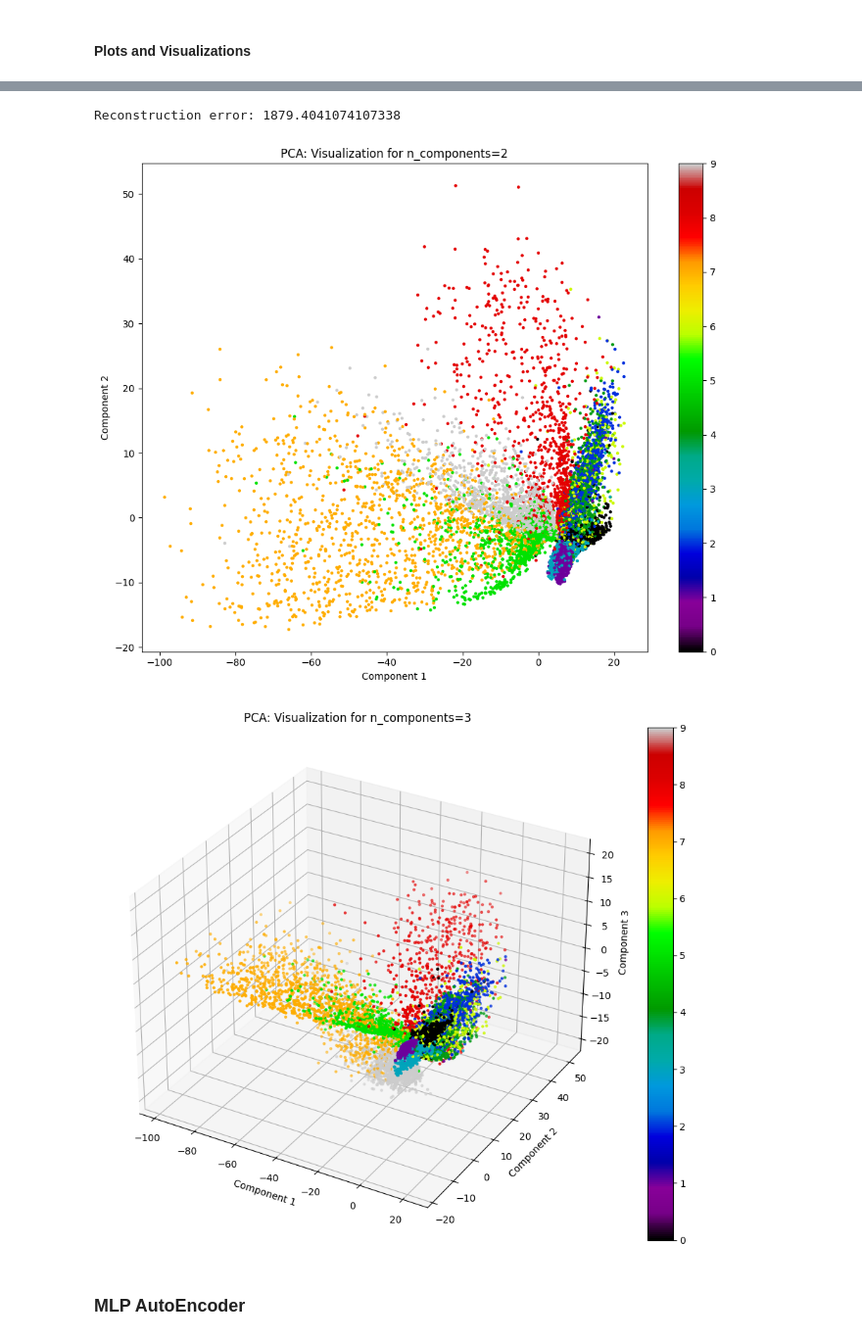
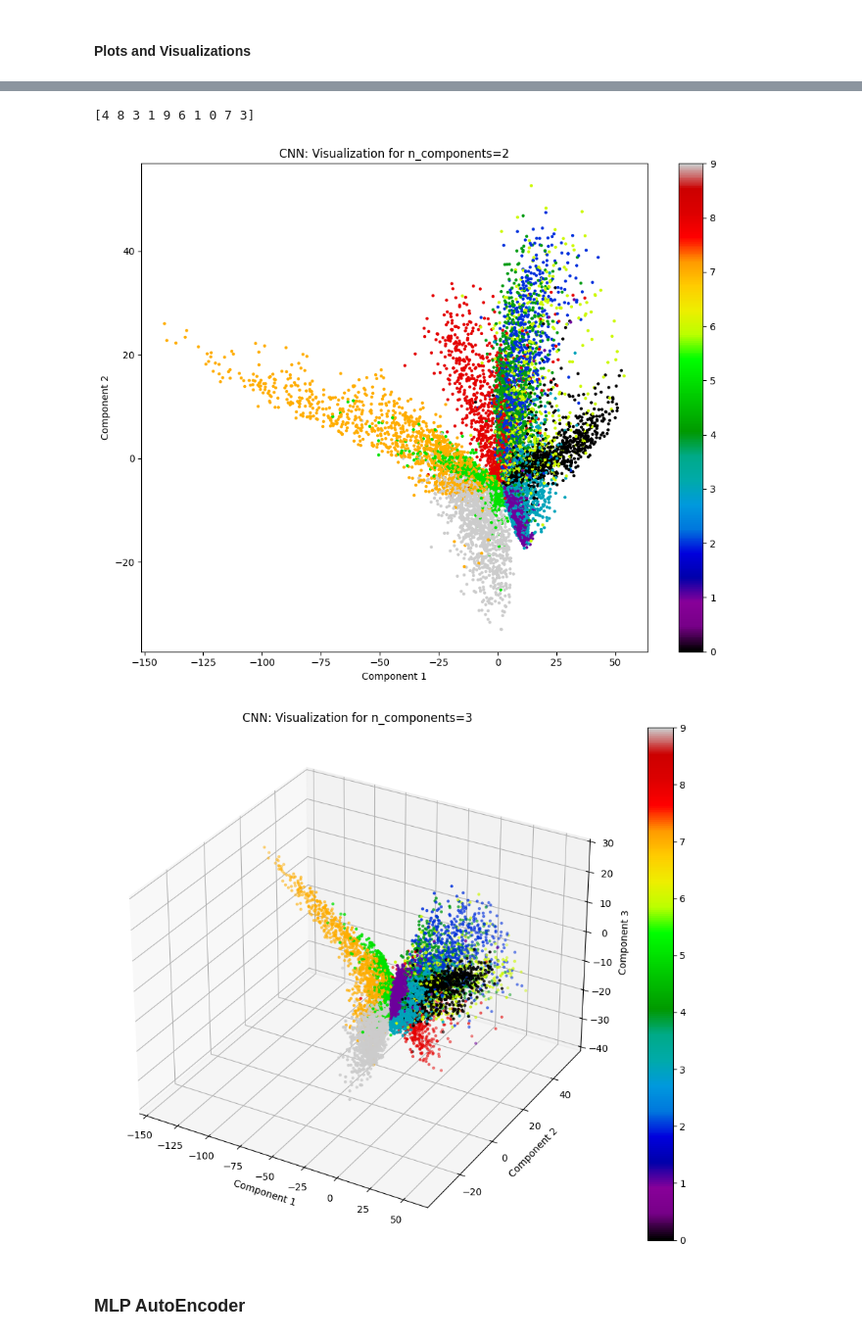
Before and after one commit to ihsingh2/smai-assignments, a Jupyter notebook: assignments/4/AutoEncoder.ipynb, the cells around one changed output, grey strips where cells are left out. Shown at 98% size. Drawn from its saved outputs; the diff is of its cells as text; code cells hidden in the pictures.

```diff
--- a/assignments/4/AutoEncoder.ipynb
+++ b/assignments/4/AutoEncoder.ipynb
@@ -228,48 +231,47 @@ plt.show()
+# %%
+print(y_test[:10])
+# %% [output]
+[4 8 3 1 9 6 1 0 7 3]
 # %%
 # Compute latent space representation
 X_test_encoded = cnn_autoenc.encode_dataset(test_dataset).numpy()
-with torch.inference_mode():
-    X_test_reconstructed = cnn_autoenc.forward(test_dataset[:]).numpy().reshape(-1, 28, 28)
-error = np.mean((X_test - X_test_reconstructed) ** 2)
-print(f'Reconstruction error: {error}')
 
 # Compute 2D representation
 pca = PCA(n_components=2)
 pca.fit(X_test_encoded)
 X_test_encoded_2d = pca.transform(X_test_encoded)
 
 # Visualize 2D representation
 plt.figure(figsize=(10, 8))
 plt.scatter(X_test_encoded_2d[:, 0], X_test_encoded_2d[:, 1], c=y_test, cmap='nipy_spectral', s=5)
-plt.title('PCA: Visualization for n_components=2')
+plt.title('CNN: Visualization for n_components=2')
 plt.xlabel('Component 1')
 plt.ylabel('Component 2')
 plt.colorbar()
 plt.tight_layout()
 plt.savefig('figures/cnn_2d_visualization.png', bbox_inches='tight')
 plt.show()
 
 # Compute 3D representation
 pca = PCA(n_components=3)
 pca.fit(X_test_encoded)
 X_test_encoded_3d = pca.transform(X_test_encoded)
 
 # Visualize 3D representation
 fig = plt.figure(figsize=(10, 8))
 ax = fig.add_subplot(111, projection='3d')
 scatter = ax.scatter(X_test_encoded_3d[:, 0], X_test_encoded_3d[:, 1], X_test_encoded_3d[:, 2], c=y_test, cmap='nipy_spectral', s=5)
-ax.set_title('PCA: Visualization for n_components=3')
+ax.set_title('CNN: Visualization for n_components=3')
 ax.set_xlabel('Component 1')
 ax.set_ylabel('Component 2')
 ax.set_zlabel('Component 3')
 fig.colorbar(scatter)
 plt.tight_layout()
 plt.savefig('figures/cnn_3d_visualization.png', bbox_inches='tight')
 plt.show()
 # %% [output]
-Reconstruction error: 1879.4041074107338
-[figure, old version]
+[figure, new version]
-[figure, old version]
+[figure, new version]
 # %% [markdown]
 ### MLP AutoEncoder
 # %%
```
Also changed, not shown: parts of 10 cells of this notebook, 11 other files.
